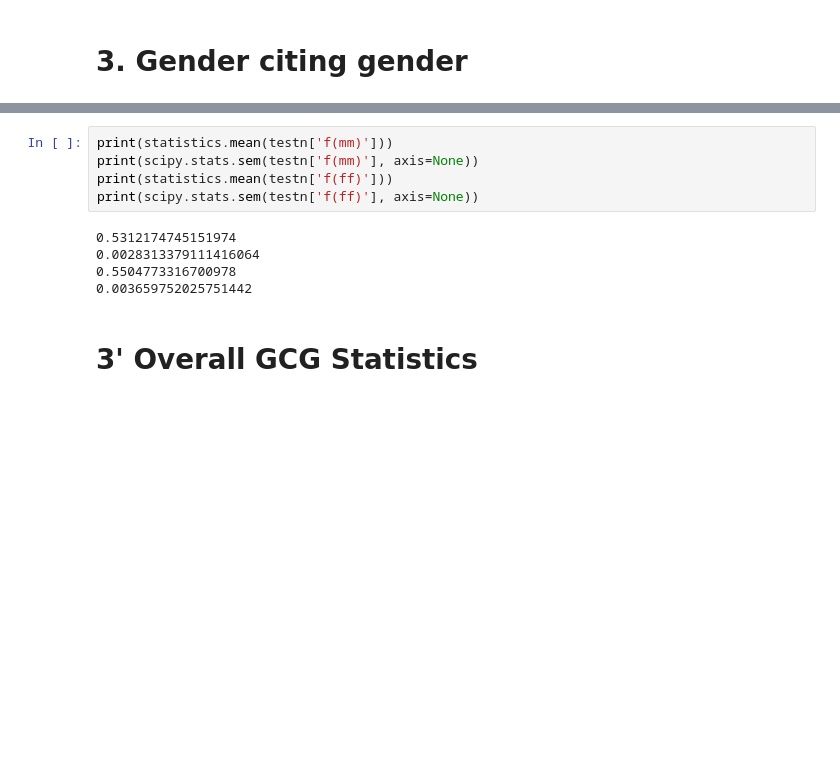
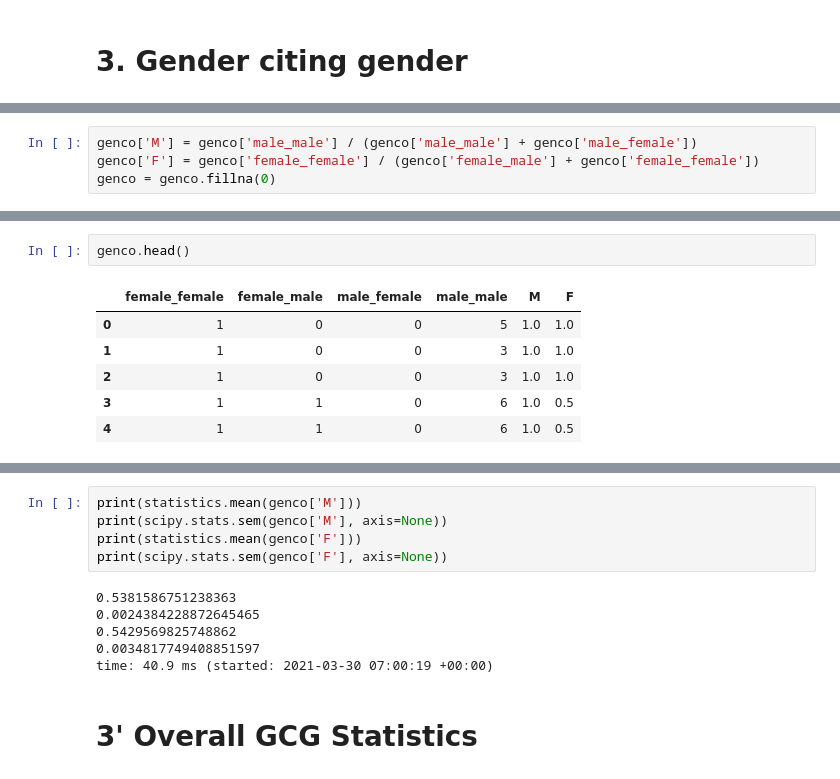
Before and after one commit to therobinkay/gender_bias_2021, a Jupyter notebook: Journal_Analysis_2_(GitHub).ipynb, the cells around one changed output, grey strips where cells are left out. Cells and saved outputs as stored; diff of their text form; blank space fills up the shorter version.

```diff
--- a/Journal_Analysis_2_(GitHub).ipynb
+++ b/Journal_Analysis_2_(GitHub).ipynb
@@ -525,0 +359,4 @@ testn = testn[['pair', 'f(mm)', 'f(ff)', 'qval']]
+# %%
+genco['M'] = genco['male_male'] / (genco['male_male'] + genco['male_female'])
+genco['F'] = genco['female_female'] / (genco['female_male'] + genco['female_female'])
+genco = genco.fillna(0)
@@ -525,0 +365,9 @@ testn = testn[['pair', 'f(mm)', 'f(ff)', 'qval']]
+# %%
+genco.head()
+# %% [output]
+|  | female_female | female_male | male_female | male_male | M | F |
+| 0 | 1 | 0 | 0 | 5 | 1.0 | 1.0 |
+| 1 | 1 | 0 | 0 | 3 | 1.0 | 1.0 |
+| 2 | 1 | 0 | 0 | 3 | 1.0 | 1.0 |
+| 3 | 1 | 1 | 0 | 6 | 1.0 | 0.5 |
+| 4 | 1 | 1 | 0 | 6 | 1.0 | 0.5 |
@@ -526,13 +375,14 @@ testn = testn[['pair', 'f(mm)', 'f(ff)', 'qval']]
 # %%
-print(statistics.mean(testn['f(mm)']))
-print(scipy.stats.sem(testn['f(mm)'], axis=None))
-print(statistics.mean(testn['f(ff)']))
-print(scipy.stats.sem(testn['f(ff)'], axis=None))
+print(statistics.mean(genco['M']))
+print(scipy.stats.sem(genco['M'], axis=None))
+print(statistics.mean(genco['F']))
+print(scipy.stats.sem(genco['F'], axis=None))
 # %% [output]
-0.5312174745151974
-0.0028313379111416064
-0.5504773316700978
-0.003659752025751442
+0.5381586751238363
+0.0024384228872645465
+0.5429569825748862
+0.0034817749408851597
+time: 40.9 ms (started: 2021-03-30 07:00:19 +00:00)
 # %% [markdown]
 # 3' Overall GCG Statistics
 # %%
```
Also changed, not shown: parts of 36 cells of this notebook.
